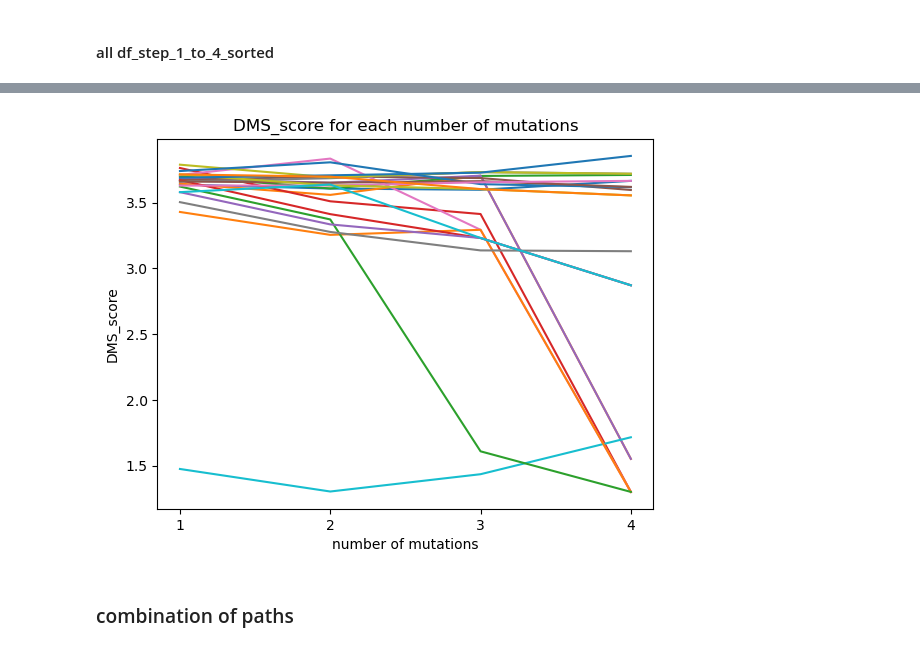
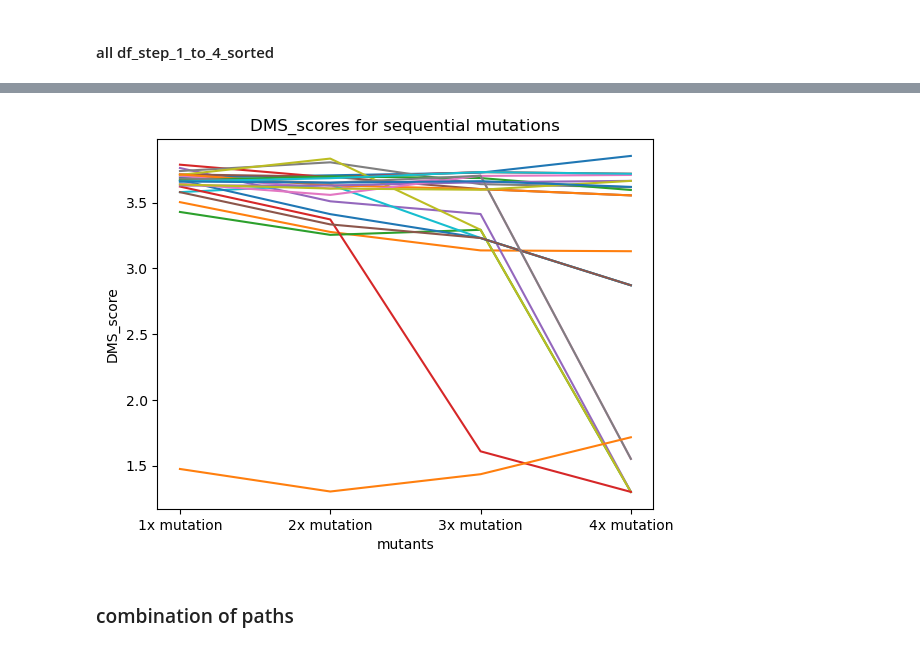
Before and after one commit to datascience-mobi-2023/topic02_team03, a Jupyter notebook: A_plots_4_steps.ipynb, the cells around one changed output, grey strips where cells are left out. Cells and saved outputs as stored; diff of their text form; code cells hidden in the pictures.

```diff
--- a/A_plots_4_steps.ipynb
+++ b/A_plots_4_steps.ipynb
@@ -693,25 +689,24 @@ for key_4, df_step_1_to_4_sorted in df_step_1_to_4_by_sorted_key_4.items():
 # %%
 # plot every df_step_1_to_4_by[key_4] in a subplot, line plot
 # create a new figure
 plt.figure()
 # create a subplot for every df_step_1_to_4_by[key_4]
 for key_4, df_step_1_to_4_sorted in df_step_1_to_4_by_sorted_key_4.items():
     # plot df_step_1_to_4_by[key_4]
-    plt.plot([1, 2, 3, 4], df_step_1_to_4_sorted['DMS_score'], label=key_4)
-# set the scale of the x-axis to display only integers
-plt.xticks(range(min([1, 2, 3, 4]), max([1, 2, 3, 4])+1, 1))
+    plt.plot(['1x mutation', '2x mutation', '3x mutation', '4x mutation'], df_step_1_to_4_sorted['DMS_score'], label=key_4)
+
 # set title
-plt.title('DMS_score for each number of mutations')
+plt.title('DMS_scores for sequential mutations')
 # set x-axis label
-plt.xlabel('number of mutations')
+plt.xlabel('mutants')
 # set y-axis label
 plt.ylabel('DMS_score')
 # save figure
 plt.savefig(f"all.png")
 # show figure
 plt.show()
 # %% [output]
-[figure, old version]
+[figure, new version]
 # %% [markdown]
 ### combination of paths
 # %%
```
Also changed, not shown: parts of 26 cells of this notebook, 3 other files.
